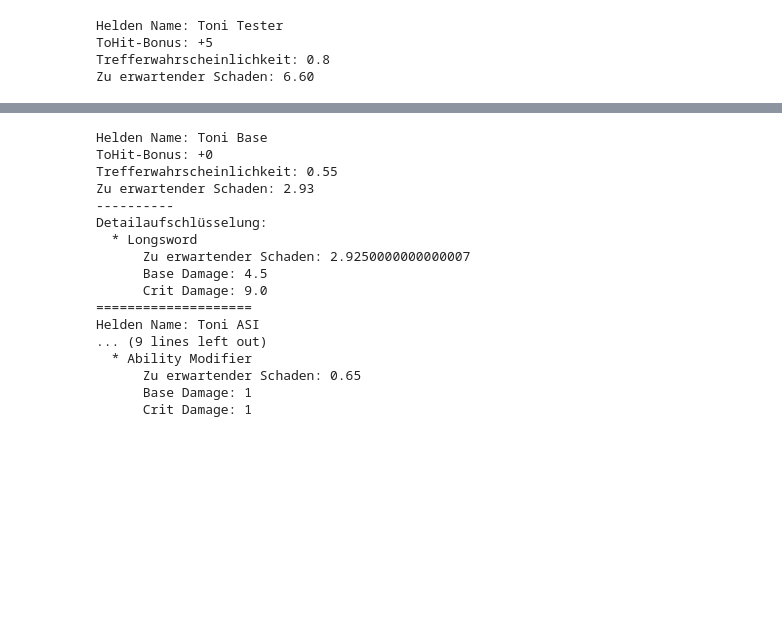
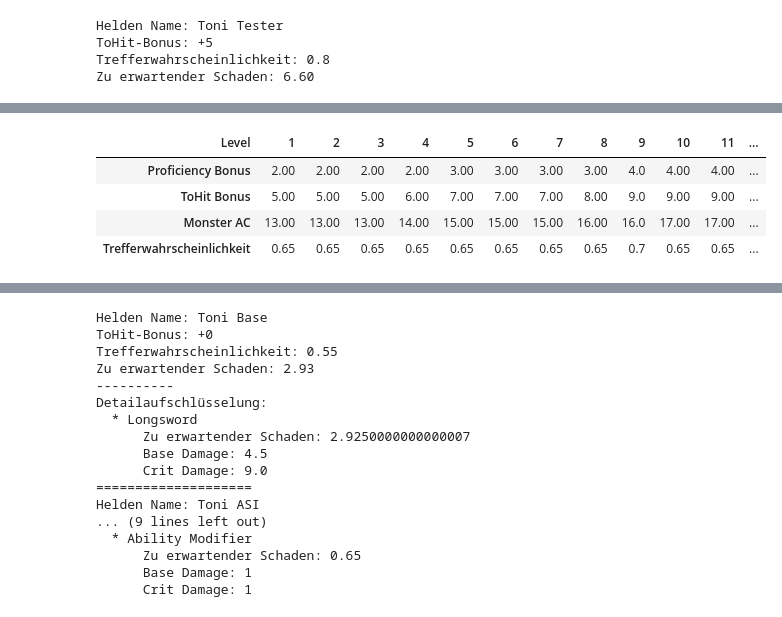
Before and after one commit to AlexSchinnerl/dndMath, a Jupyter notebook: vortrag.ipynb, the cells around one changed output, grey strips where cells are left out. Saved outputs shown, nothing was run; the diff lists cells and outputs as text; code cells hidden in the pictures; blank space fills up the shorter version.

```diff
--- a/vortrag.ipynb
+++ b/vortrag.ipynb
@@ -138,0 +179,37 @@ Welche unterschied macht eine Erhöhung eines Attributes auf den Schaden.
+# %%
+tester_TW = Hero("Toni TW", toHitBonus=5)
+
+tw_perLevel = pd.DataFrame(columns=["Level", "Proficiency Bonus", "ToHit Bonus", "Monster AC", "Trefferwahrscheinlichkeit"])
+tw_perLevel["Level"] = list(range(1,21))
+tw_perLevel["Monster AC"] = list(monster_stats["AC"][4:24])
+
+pb_list = []
+toHit_list = []
+tw_list = []
+
+for lvl, ac in zip(tw_perLevel["Level"], tw_perLevel["Monster AC"]):
+    pb = math.ceil(lvl/4)+1
+    pb_list.append(pb)
+    if lvl >= 8:
+        tester_TW.toHitBonus=5+pb
+    elif lvl >= 4:
+        tester_TW.toHitBonus=4+pb
+    else:
+        tester_TW.toHitBonus=3+pb
+
+    toHit_list.append(tester_TW.toHitBonus)
+
+    tester_TW.calcToHitChance(ac)
+    tw_list.append(tester_TW.chance2Hit)
+
+tw_perLevel["Proficiency Bonus"] = pb_list
+tw_perLevel["ToHit Bonus"] = toHit_list
+tw_perLevel["Trefferwahrscheinlichkeit"] = tw_list
+tw_perLevel = tw_perLevel.set_index("Level")
+tw_perLevel.transpose()
+# %% [output]
+| Level | 1 | 2 | 3 | 4 | 5 | 6 | 7 | 8 | 9 | 10 | 11 | ... |
+| Proficiency Bonus | 2.00 | 2.00 | 2.00 | 2.00 | 3.00 | 3.00 | 3.00 | 3.00 | 4.0 | 4.00 | 4.00 | ... |
+| ToHit Bonus | 5.00 | 5.00 | 5.00 | 6.00 | 7.00 | 7.00 | 7.00 | 8.00 | 9.0 | 9.00 | 9.00 | ... |
+| Monster AC | 13.00 | 13.00 | 13.00 | 14.00 | 15.00 | 15.00 | 15.00 | 16.00 | 16.0 | 17.00 | 17.00 | ... |
+| Trefferwahrscheinlichkeit | 0.65 | 0.65 | 0.65 | 0.65 | 0.65 | 0.65 | 0.65 | 0.65 | 0.7 | 0.65 | 0.65 | ... |
```
Also changed, not shown: parts of 29 cells of this notebook.
